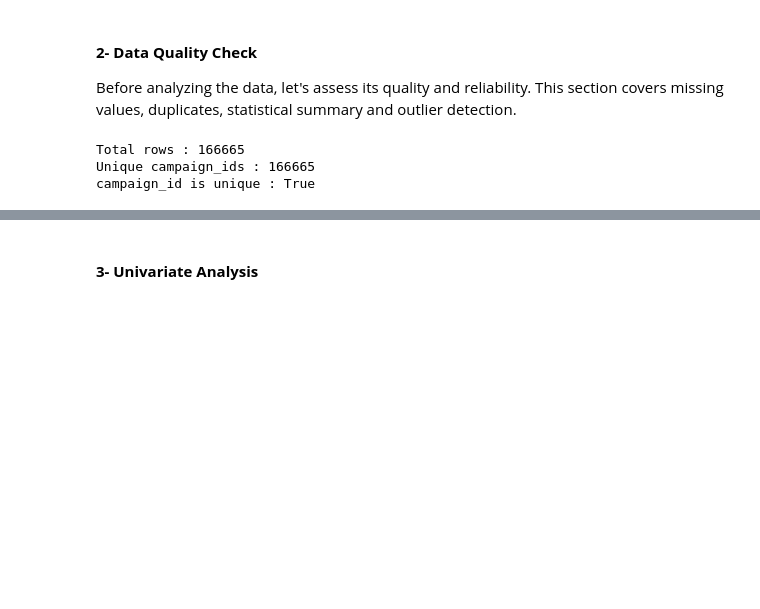
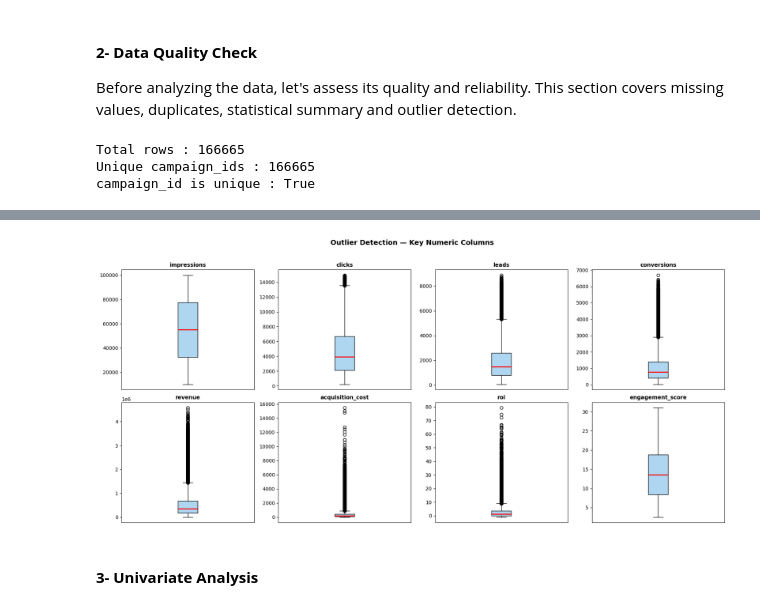
Before and after one commit to salimatter/marketing-campaign-audit, a Jupyter notebook: multi_brand_marketing_campaign.ipynb, the cells around one changed output, grey strips where cells are left out. Saved outputs shown, nothing was run; the diff lists cells and outputs as text; code cells hidden in the pictures; blank space fills up the shorter version.

Commit message:
statistical summary and outlier detection

```diff
--- a/multi_brand_marketing_campaign.ipynb
+++ b/multi_brand_marketing_campaign.ipynb
@@ -234,21 +240,25 @@ df.describe().round(2)
 # %%
-# Outlier Detection
-# Using boxplots to visually identify outliers in key numeric columns
+# Visualizing distributions of key numeric columns to detect outliers
+# Using boxplots to identifying spread, skewness and extreme values
 
 numeric_cols = ["impressions", "clicks", "leads", "conversions",
                 "revenue", "acquisition_cost", "roi", "engagement_score"]
 
 fig, axes = plt.subplots(2, 4, figsize=(18, 8))
 axes = axes.flatten()
 
 for i, col in enumerate(numeric_cols):
-    axes[i].boxplot(df[col].dropna())
-    axes[i].set_title(col)
-    axes[i].set_xlabel("")
+    axes[i].boxplot(df[col].dropna(), patch_artist=True,
+                    boxprops=dict(facecolor="#AED6F1"),
+                    medianprops=dict(color="red", linewidth=2))
+    axes[i].set_title(col, fontsize=11, fontweight="bold")
+    axes[i].tick_params(axis="x", which="both", bottom=False, labelbottom=False)
 
-plt.suptitle("Outlier Detection — Key Numeric Columns", fontsize=14, y=1.02)
+plt.suptitle("Outlier Detection — Key Numeric Columns", fontsize=14, fontweight="bold", y=1.02)
 plt.tight_layout()
 plt.show()
+# %% [output]
+[figure, added]
 # %% [markdown]
 #### **3- Univariate Analysis**
 # %% [markdown]
```
Also changed, not shown: parts of 6 cells of this notebook.
